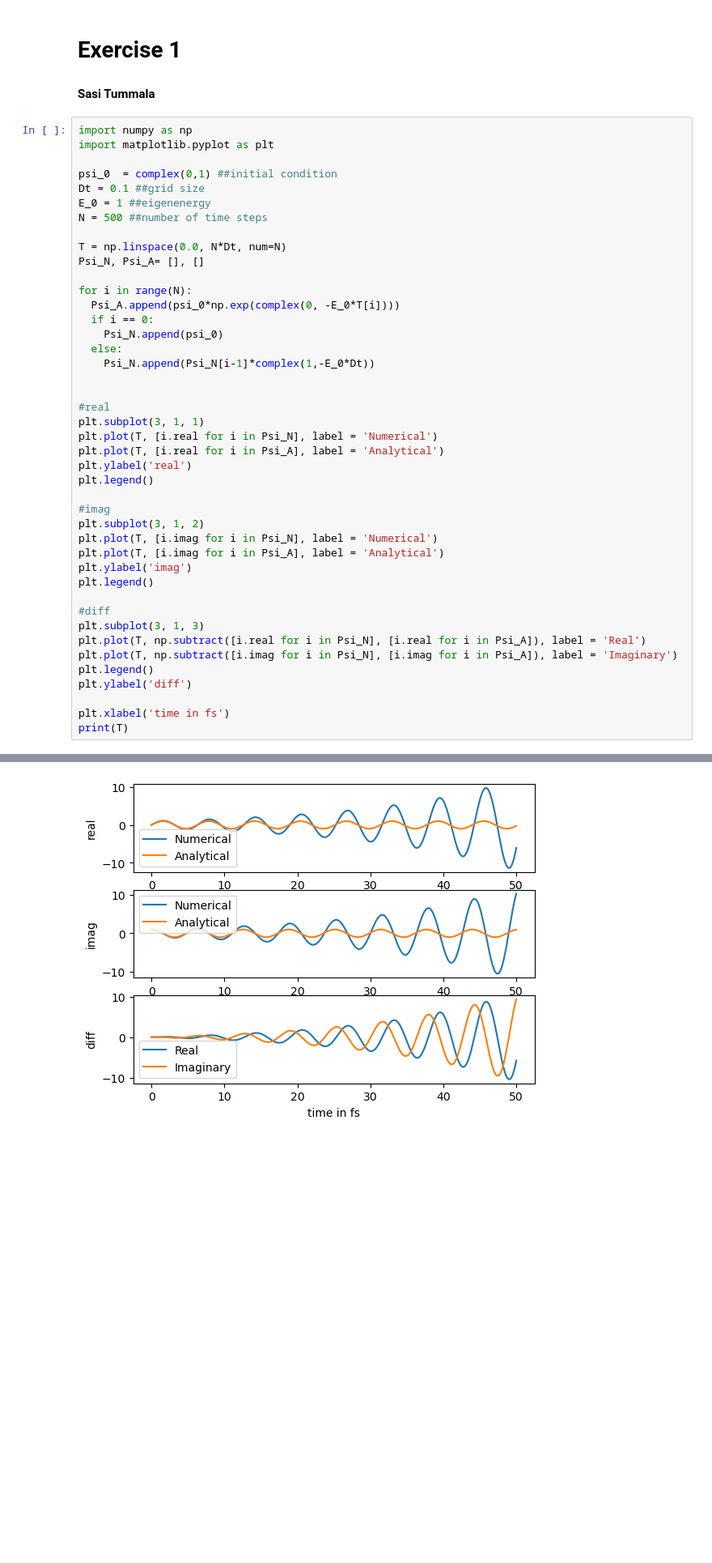
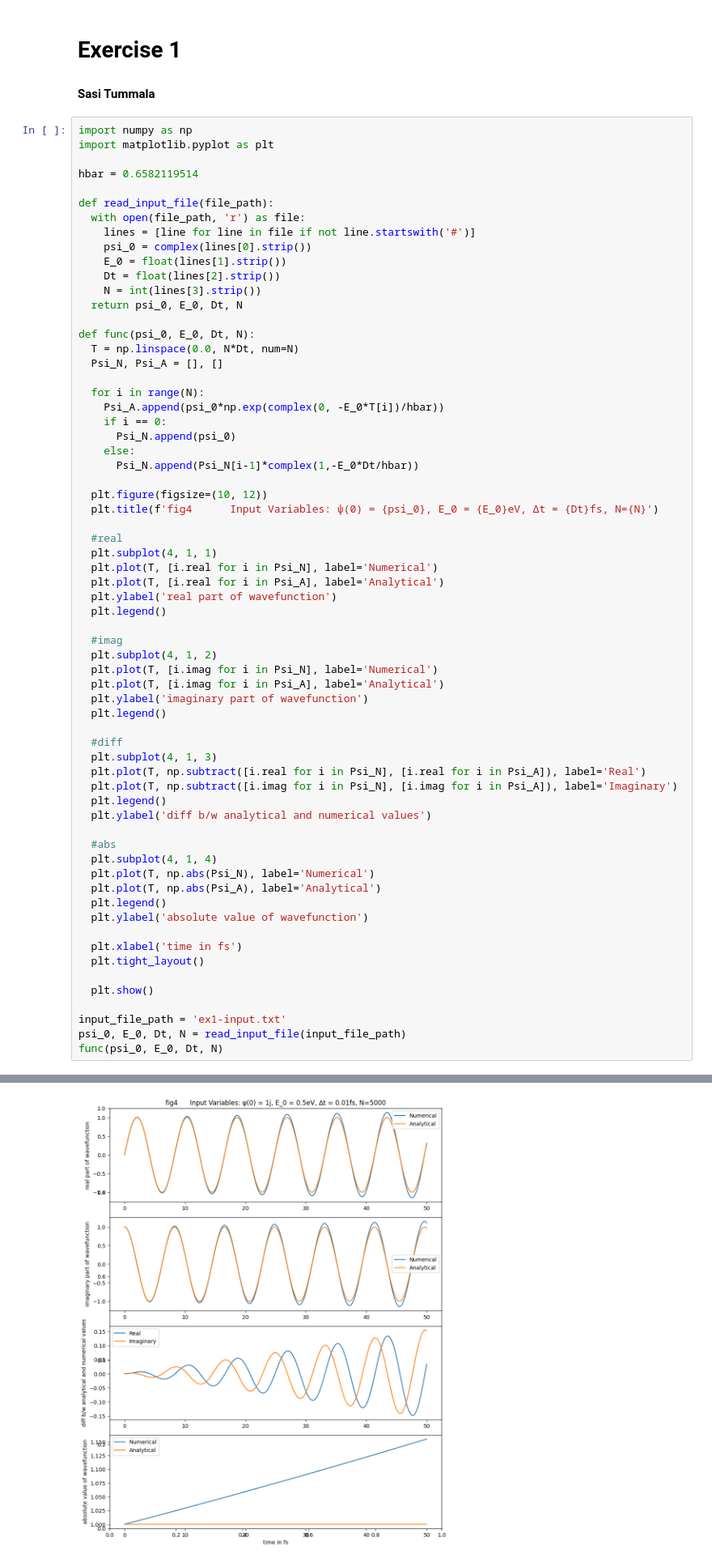
Before and after one commit to Sassy-Buoy/Comp-phys-Ex, a Jupyter notebook: ex1.ipynb, the cells around one changed output, grey strips where cells are left out. Shown at 81% size. Cells and saved outputs as stored; diff of their text form; blank space fills up the shorter version.

Commit message:
Add initial input values

```diff
--- a/ex1.ipynb
+++ b/ex1.ipynb
@@ -5,43 +5,65 @@
 import numpy as np
 import matplotlib.pyplot as plt
 
-psi_0  = complex(0,1) ##initial condition
-Dt = 0.1 ##grid size
-E_0 = 1 ##eigenenergy
-N = 500 ##number of time steps
+hbar = 0.6582119514
 
-T = np.linspace(0.0, N*Dt, num=N)
-Psi_N, Psi_A= [], []
+def read_input_file(file_path):
+  with open(file_path, 'r') as file:
+    lines = [line for line in file if not line.startswith('#')]
+    psi_0 = complex(lines[0].strip())
+    E_0 = float(lines[1].strip())
+    Dt = float(lines[2].strip())
+    N = int(lines[3].strip())
+  return psi_0, E_0, Dt, N
 
-for i in range(N):
-  Psi_A.append(psi_0*np.exp(complex(0, -E_0*T[i])))
-  if i == 0:
-    Psi_N.append(psi_0)
-  else:
-    Psi_N.append(Psi_N[i-1]*complex(1,-E_0*Dt))
+def func(psi_0, E_0, Dt, N):
+  T = np.linspace(0.0, N*Dt, num=N)
+  Psi_N, Psi_A = [], []
 
+  for i in range(N):
+    Psi_A.append(psi_0*np.exp(complex(0, -E_0*T[i])/hbar))
+    if i == 0:
+      Psi_N.append(psi_0)
+    else:
+      Psi_N.append(Psi_N[i-1]*complex(1,-E_0*Dt/hbar))
 
-#real
-plt.subplot(3, 1, 1)
-plt.plot(T, [i.real for i in Psi_N], label = 'Numerical')
-plt.plot(T, [i.real for i in Psi_A], label = 'Analytical')
-plt.ylabel('real')
-plt.legend()
+  plt.figure(figsize=(10, 12))
+  plt.title(f'fig4      Input Variables: ψ(0) = {psi_0}, E_0 = {E_0}eV, ∆t = {Dt}fs, N={N}')
 
-#imag
-plt.subplot(3, 1, 2)
-plt.plot(T, [i.imag for i in Psi_N], label = 'Numerical')
-plt.plot(T, [i.imag for i in Psi_A], label = 'Analytical')
-plt.ylabel('imag')
-plt.legend()
+  #real
+  plt.subplot(4, 1, 1)
+  plt.plot(T, [i.real for i in Psi_N], label='Numerical')
+  plt.plot(T, [i.real for i in Psi_A], label='Analytical')
+  plt.ylabel('real part of wavefunction')
+  plt.legend()
 
-#diff
-plt.subplot(3, 1, 3)
-plt.plot(T, np.subtract([i.real for i in Psi_N], [i.real for i in Psi_A]), label = 'Real')
-plt.plot(T, np.subtract([i.imag for i in Psi_N], [i.imag for i in Psi_A]), label = 'Imaginary')
-plt.legend()
-plt.ylabel('diff')
+  #imag
+  plt.subplot(4, 1, 2)
+  plt.plot(T, [i.imag for i in Psi_N], label='Numerical')
+  plt.plot(T, [i.imag for i in Psi_A], label='Analytical')
+  plt.ylabel('imaginary part of wavefunction')
+  plt.legend()
 
-plt.xlabel('time in fs')
-print(T)
+  #diff
+  plt.subplot(4, 1, 3)
+  plt.plot(T, np.subtract([i.real for i in Psi_N], [i.real for i in Psi_A]), label='Real')
+  plt.plot(T, np.subtract([i.imag for i in Psi_N], [i.imag for i in Psi_A]), label='Imaginary')
+  plt.legend()
+  plt.ylabel('diff b/w analytical and numerical values')
+
+  #abs
+  plt.subplot(4, 1, 4)
+  plt.plot(T, np.abs(Psi_N), label='Numerical')
+  plt.plot(T, np.abs(Psi_A), label='Analytical')
+  plt.legend()
+  plt.ylabel('absolute value of wavefunction')
+
+  plt.xlabel('time in fs')
+  plt.tight_layout()
+
+  plt.show()
+
+input_file_path = 'ex1-input.txt'
+psi_0, E_0, Dt, N = read_input_file(input_file_path)
+func(psi_0, E_0, Dt, N)
 # %% [output]
@@ -65 +70 @@ print(T)
-[figure, old version]
+[figure, new version]
```
Also changed, not shown: parts of 1 cell of this notebook, 5 other files.
